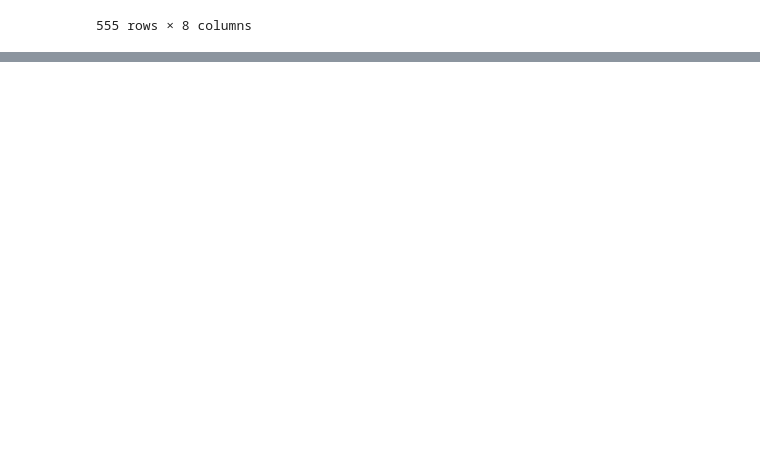
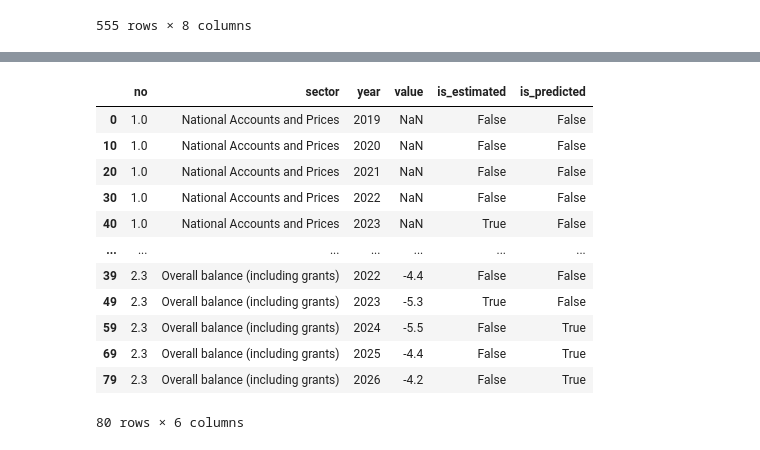
Before and after one commit to KrySenghort/Data-Cleaning-Data-EF, a Jupyter notebook: Code-02.ipynb, the cells around one changed output, grey strips where cells are left out. Cells and saved outputs as stored; diff of their text form; code cells hidden in the pictures; blank space fills up the shorter version.

```diff
--- a/Code-02.ipynb
+++ b/Code-02.ipynb
@@ -185,0 +188,13 @@ df_long.to_csv("07-Cambodia's Economic Overview and Future Outlook (2015-2029).c
+# %%
+import requests
+import pandas as pd
+
+url = "https://data.mef.gov.kh/api/v1/public-datasets/pd_681c1151dbc953000126f5ca/json?page=1&page_size=10"
+response = requests.get(url)
+data02 = response.json()
+
+# Extract the 'items' list
+items = data02['items']
+df = pd.DataFrame(items)
+df = df.drop(columns=['row_number'])
+df.head()
@@ -185,0 +208,33 @@ df_long.to_csv("07-Cambodia's Economic Overview and Future Outlook (2015-2029).c
+# %%
+import pandas as pd
+
+# Step 1: Melt the DataFrame to long format
+df_melted = df.melt(id_vars=['no', 'sector'],
+                    var_name='year_raw',
+                    value_name='value')
+
+# Step 2: Extract year, is_estimated, is_predicted
+df_melted['is_estimated'] = df_melted['year_raw'].str.endswith('e')
+df_melted['is_predicted'] = df_melted['year_raw'].str.endswith('p')
+df_melted['year'] = df_melted['year_raw'].str.extract(r'(\d{4})').astype(int)
+
+# Step 3: Final normalized structure
+df_normalized = df_melted[['no', 'sector', 'year', 'value', 'is_estimated', 'is_predicted']]
+
+# Optional: sort for readability
+df_normalized = df_normalized.sort_values(['no', 'year'])
+df_normalized
+# %% [output]
+|  | no | sector | year | value | is_estimated | is_predicted |
+| 0 | 1.0 | National Accounts and Prices | 2019 | NaN | False | False |
+| 10 | 1.0 | National Accounts and Prices | 2020 | NaN | False | False |
+| 20 | 1.0 | National Accounts and Prices | 2021 | NaN | False | False |
+| 30 | 1.0 | National Accounts and Prices | 2022 | NaN | False | False |
+| 40 | 1.0 | National Accounts and Prices | 2023 | NaN | True | False |
+| ... | ... | ... | ... | ... | ... | ... |
+| 39 | 2.3 | Overall balance (including grants) | 2022 | -4.4 | False | False |
+| 49 | 2.3 | Overall balance (including grants) | 2023 | -5.3 | True | False |
+| 59 | 2.3 | Overall balance (including grants) | 2024 | -5.5 | False | True |
+| 69 | 2.3 | Overall balance (including grants) | 2025 | -4.4 | False | True |
+| 79 | 2.3 | Overall balance (including grants) | 2026 | -4.2 | False | True |
+80 rows × 6 columns
```
Also changed, not shown: parts of 4 cells of this notebook, 2 other files.
